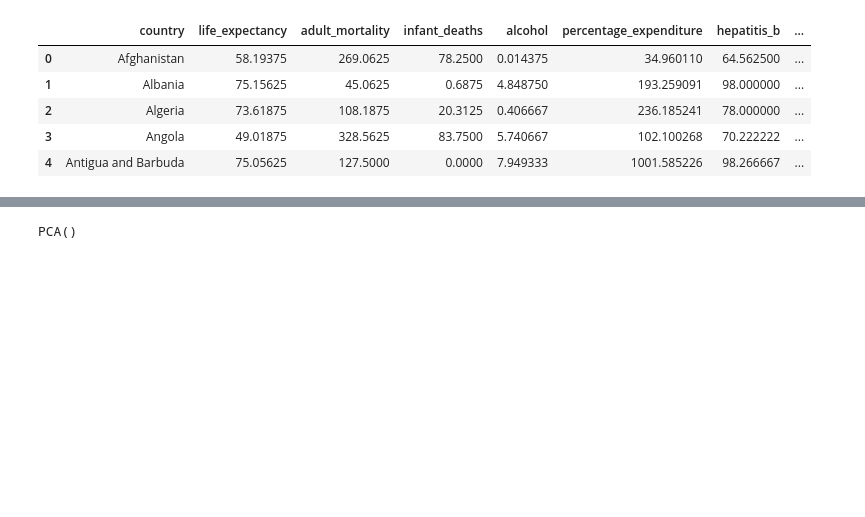
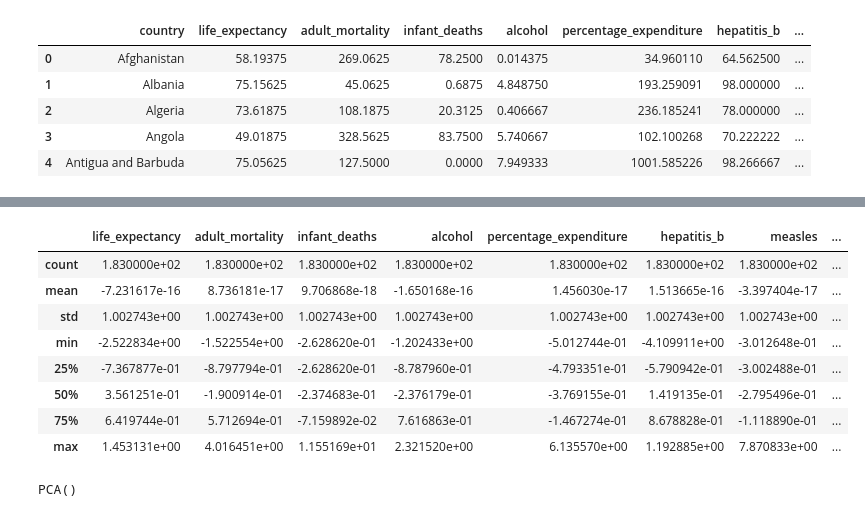
Before and after one commit to punsii/ama_ws25, a Jupyter notebook: notebooks/project/life_exp_proj_01.ipynb, the cells around one changed output, grey strips where cells are left out. Cells and saved outputs as stored; diff of their text form; code cells hidden in the pictures; blank space fills up the shorter version.

```diff
--- a/notebooks/project/life_exp_proj_01.ipynb
+++ b/notebooks/project/life_exp_proj_01.ipynb
@@ -217,3 +236,15 @@ df.head()
+# %%
+df_std.describe()
+# %% [output]
+|  | life_expectancy | adult_mortality | infant_deaths | alcohol | percentage_expenditure | hepatitis_b | measles | ... |
+| count | 1.830000e+02 | 1.830000e+02 | 1.830000e+02 | 1.830000e+02 | 1.830000e+02 | 1.830000e+02 | 1.830000e+02 | ... |
+| mean | -7.231617e-16 | 8.736181e-17 | 9.706868e-18 | -1.650168e-16 | 1.456030e-17 | 1.513665e-16 | -3.397404e-17 | ... |
+| std | 1.002743e+00 | 1.002743e+00 | 1.002743e+00 | 1.002743e+00 | 1.002743e+00 | 1.002743e+00 | 1.002743e+00 | ... |
+| min | -2.522834e+00 | -1.522554e+00 | -2.628620e-01 | -1.202433e+00 | -5.012744e-01 | -4.109911e+00 | -3.012648e-01 | ... |
+| 25% | -7.367877e-01 | -8.797794e-01 | -2.628620e-01 | -8.787960e-01 | -4.793351e-01 | -5.790942e-01 | -3.002488e-01 | ... |
+| 50% | 3.561251e-01 | -1.900914e-01 | -2.374683e-01 | -2.376179e-01 | -3.769155e-01 | 1.419135e-01 | -2.795496e-01 | ... |
+| 75% | 6.419744e-01 | 5.712694e-01 | -7.159892e-02 | 7.616863e-01 | -1.467274e-01 | 8.678828e-01 | -1.118890e-01 | ... |
+| max | 1.453131e+00 | 4.016451e+00 | 1.155169e+01 | 2.321520e+00 | 6.135570e+00 | 1.192885e+00 | 7.870833e+00 | ... |
 # %%
 pred_cols = df_std.columns.difference(["country", "life_expectancy"])
 
```
Also changed, not shown: parts of 3 cells of this notebook.
